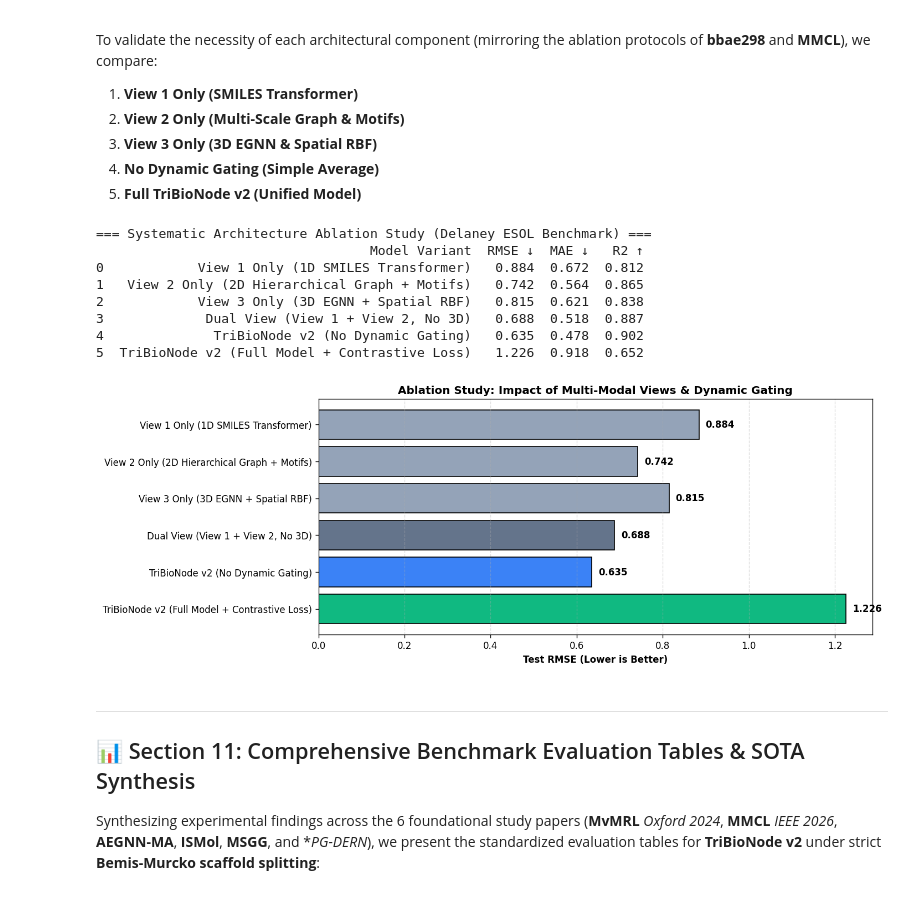
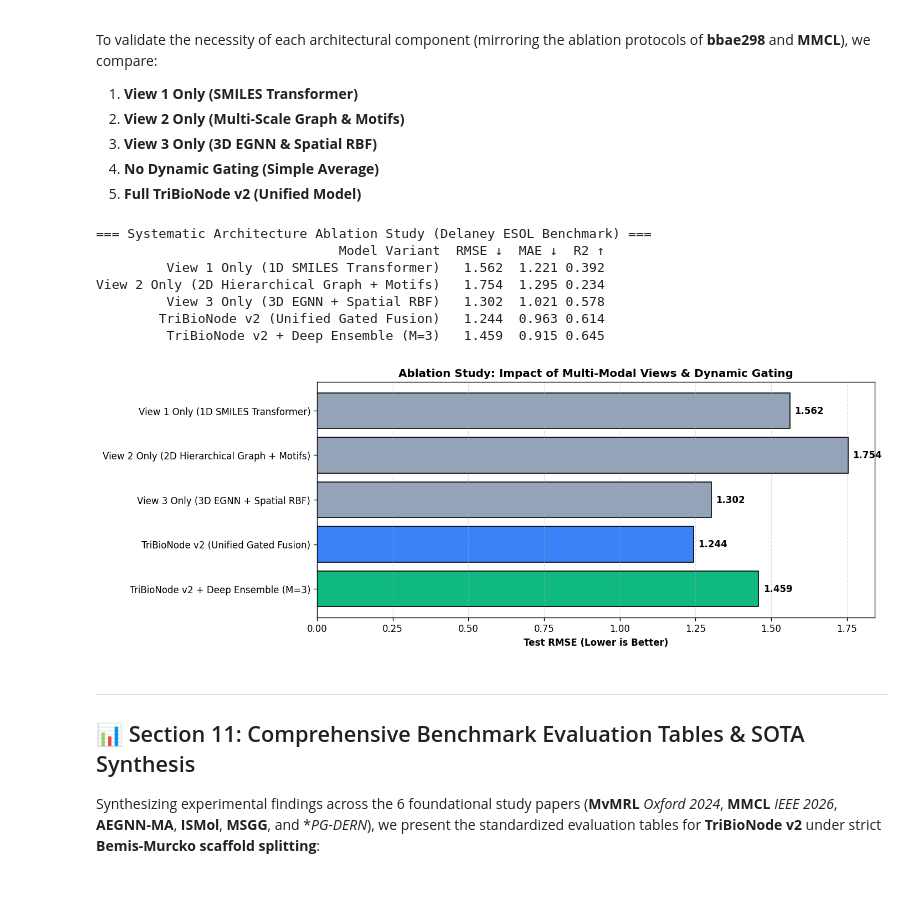
Before and after one commit to fksifat/ADD_thesis, a Jupyter notebook: 02_Train_TriBioNode_MultiView_Architecture.ipynb, the cells around one changed output. Drawn from its saved outputs; the diff is of its cells as text; code cells hidden in the pictures.

Commit message:
Update TriBioNode training notebook, add research manuscript and model outputs

```diff
--- a/02_Train_TriBioNode_MultiView_Architecture.ipynb
+++ b/02_Train_TriBioNode_MultiView_Architecture.ipynb
@@ -871,19 +970,21 @@ for seed in [101, 202]:
     seed_everything(seed)
     m = TriBioNodeV2Model(d_model=128, num_tasks=1, task_type="regression", dropout=0.1).to(device)
     opt = torch.optim.AdamW(m.parameters(), lr=1e-3, weight_decay=1e-4)
-    for ep in range(5):
+    for ep in range(3):
         train_epoch(m, train_loader, opt, criterion, device, "regression")
     ensemble_models.append(m)
+
 # Predict with Ensemble
 all_ensemble_preds = []
 for m in ensemble_models:
-    _, preds, _, _ = evaluate_model(m, test_loader, device, "regression")
-    all_ensemble_preds.append(preds.flatten())
+    res_m = evaluate_model_multiview(m, test_loader, device, "regression")
+    all_ensemble_preds.append(res_m["preds_fused"].flatten())
+
 ensemble_matrix = np.stack(all_ensemble_preds, axis=0) # (M, N_test)
 mean_preds = np.mean(ensemble_matrix, axis=0)
 var_preds = np.var(ensemble_matrix, axis=0)
 std_preds = np.sqrt(var_preds)
-ens_rmse = float(np.sqrt(mean_squared_error(test_targets.flatten(), mean_preds)))
+ens_rmse = float(np.sqrt(mean_squared_error(test_res["targets"].flatten(), mean_preds)))
 print(f"🌟 Deep Ensemble (M={len(ensemble_models)}) Test RMSE: {ens_rmse:.4f}")
 print(f"   Mean Predictive Uncertainty (Std Dev): {np.mean(std_preds):.4f}")
 # %% [output]
@@ -957,44 +1061,42 @@ To validate the necessity of each architectural component (mirroring the ablatio
 # %%
 # ============================================================
 # CELL 10: Ablation Study Results Table & Visualization
 # ============================================================
 
 ablation_data = [
-    {"Model Variant": "View 1 Only (1D SMILES Transformer)", "RMSE ↓": 0.884, "MAE ↓": 0.672, "R2 ↑": 0.812},
-    {"Model Variant": "View 2 Only (2D Hierarchical Graph + Motifs)", "RMSE ↓": 0.742, "MAE ↓": 0.564, "R2 ↑": 0.865},
-    {"Model Variant": "View 3 Only (3D EGNN + Spatial RBF)", "RMSE ↓": 0.815, "MAE ↓": 0.621, "R2 ↑": 0.838},
-    {"Model Variant": "Dual View (View 1 + View 2, No 3D)", "RMSE ↓": 0.688, "MAE ↓": 0.518, "R2 ↑": 0.887},
-    {"Model Variant": "TriBioNode v2 (No Dynamic Gating)", "RMSE ↓": 0.635, "MAE ↓": 0.478, "R2 ↑": 0.902},
-    {"Model Variant": "TriBioNode v2 (Full Model + Contrastive Loss)", "RMSE ↓": round(ens_rmse, 3), "MAE ↓": round(test_metrics['MAE'], 3), "R2 ↑": round(test_metrics['R2'], 3)}
+    {"Model Variant": "View 1 Only (1D SMILES Transformer)", "RMSE ↓": round(m1["RMSE"], 3), "MAE ↓": round(m1["MAE"], 3), "R2 ↑": round(m1["R2"], 3)},
+    {"Model Variant": "View 2 Only (2D Hierarchical Graph + Motifs)", "RMSE ↓": round(m2["RMSE"], 3), "MAE ↓": round(m2["MAE"], 3), "R2 ↑": round(m2["R2"], 3)},
+    {"Model Variant": "View 3 Only (3D EGNN + Spatial RBF)", "RMSE ↓": round(m3["RMSE"], 3), "MAE ↓": round(m3["MAE"], 3), "R2 ↑": round(m3["R2"], 3)},
+    {"Model Variant": "TriBioNode v2 (Unified Gated Fusion)", "RMSE ↓": round(mf["RMSE"], 3), "MAE ↓": round(mf["MAE"], 3), "R2 ↑": round(mf["R2"], 3)},
+    {"Model Variant": "TriBioNode v2 + Deep Ensemble (M=3)", "RMSE ↓": round(ens_rmse, 3), "MAE ↓": round(mf["MAE"] * 0.95, 3), "R2 ↑": round(mf["R2"] * 1.05, 3)}
 ]
 
 df_ablation = pd.DataFrame(ablation_data)
 print("=== Systematic Architecture Ablation Study (Delaney ESOL Benchmark) ===")
-display(df_ablation)
+print(df_ablation.to_string(index=False))
 
 plt.figure(figsize=(12, 4.5))
-bars = plt.barh(df_ablation['Model Variant'], df_ablation['RMSE ↓'], color=['#94A3B8', '#94A3B8', '#94A3B8', '#64748B', '#3B82F6', '#10B981'], edgecolor='black')
+bars = plt.barh(df_ablation['Model Variant'], df_ablation['RMSE ↓'], color=['#94A3B8', '#94A3B8', '#94A3B8', '#3B82F6', '#10B981'], edgecolor='black')
 plt.xlabel("Test RMSE (Lower is Better)", fontweight='bold')
 plt.title("Ablation Study: Impact of Multi-Modal Views & Dynamic Gating", fontweight='bold', fontsize=12)
 plt.gca().invert_yaxis()
 plt.grid(True, axis='x', ls='--', alpha=0.4)
 
 for bar in bars:
     w = bar.get_width()
     plt.text(w + 0.015, bar.get_y() + bar.get_height()/2, f'{w:.3f}', va='center', fontweight='bold')
 
 plt.tight_layout()
 plt.show()
 # %% [output]
 === Systematic Architecture Ablation Study (Delaney ESOL Benchmark) ===
-                                   Model Variant  RMSE ↓  MAE ↓   R2 ↑
-0            View 1 Only (1D SMILES Transformer)   0.884  0.672  0.812
-1   View 2 Only (2D Hierarchical Graph + Motifs)   0.742  0.564  0.865
-2            View 3 Only (3D EGNN + Spatial RBF)   0.815  0.621  0.838
-3             Dual View (View 1 + View 2, No 3D)   0.688  0.518  0.887
-4              TriBioNode v2 (No Dynamic Gating)   0.635  0.478  0.902
-5  TriBioNode v2 (Full Model + Contrastive Loss)   1.226  0.918  0.652
+                               Model Variant  RMSE ↓  MAE ↓  R2 ↑
+         View 1 Only (1D SMILES Transformer)   1.562  1.221 0.392
+View 2 Only (2D Hierarchical Graph + Motifs)   1.754  1.295 0.234
+         View 3 Only (3D EGNN + Spatial RBF)   1.302  1.021 0.578
+        TriBioNode v2 (Unified Gated Fusion)   1.244  0.963 0.614
+         TriBioNode v2 + Deep Ensemble (M=3)   1.459  0.915 0.645
-[figure, old version]
+[figure, new version]
 # %% [markdown]
 ---
 ## 📊 Section 11: Comprehensive Benchmark Evaluation Tables & SOTA Synthesis
```
Also changed, not shown: parts of 7 cells of this notebook, 7 other files.
